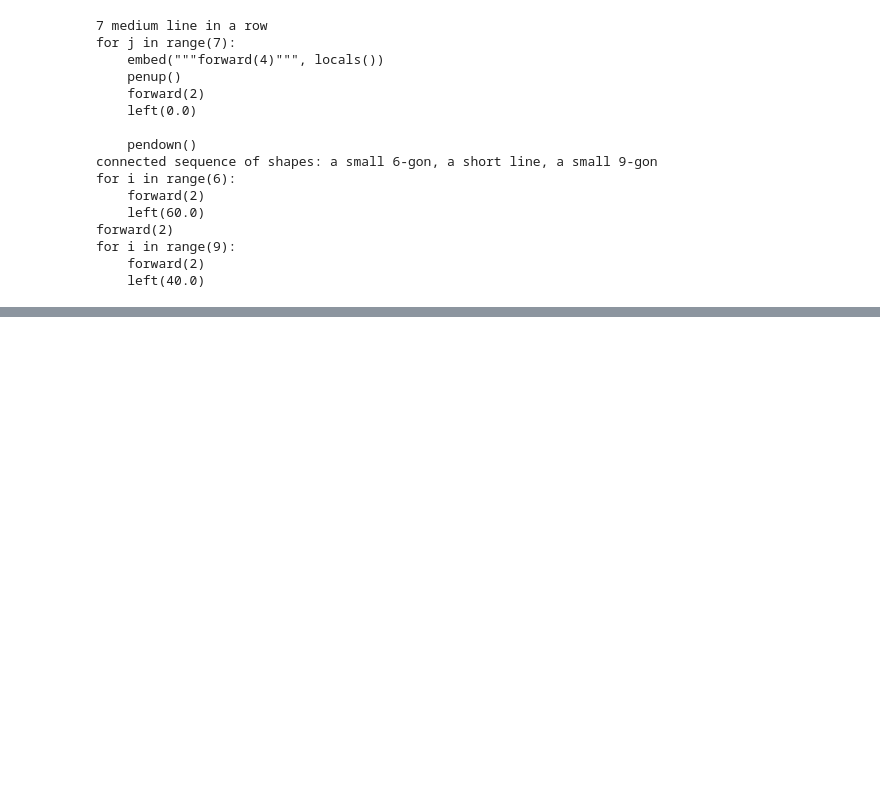
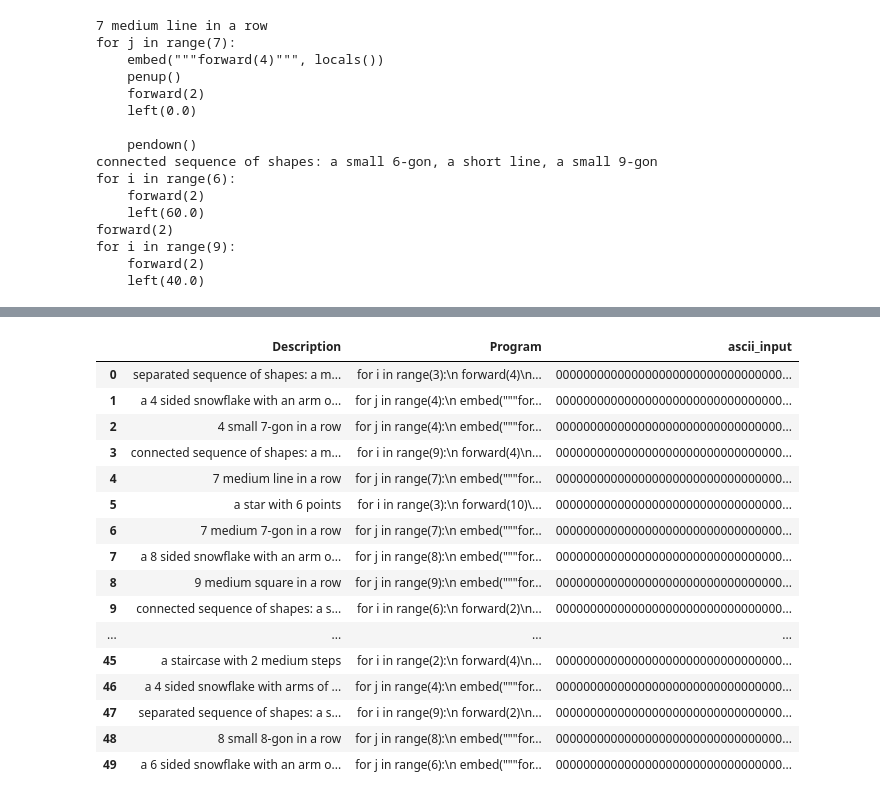
Before and after one commit to ruthchy/llm-generalization-program-synthesis, a Jupyter notebook: synthetic_data/main.ipynb, the cells around one changed output, grey strips where cells are left out. Cells and saved outputs as stored; diff of their text form; code cells hidden in the pictures; blank space fills up the shorter version.

```diff
--- a/synthetic_data/main.ipynb
+++ b/synthetic_data/main.ipynb
@@ -139,0 +145,25 @@ interpreter.process_and_save_graphics(df_all, output_dir="logo_graphic/train200_
+# %%
+# Synthetic data ASCII
+processor = ASCIIProcessor(n_blocks=35, m_blocks=35, levels=10)
+
+dir_images = "logo_graphic/synthetic_v1/"
+synthetic_data_ascii = processor.store_ascii_input(synthetic_data, dir_images)
+display(synthetic_data_ascii)
+# %% [output]
+|  | Description | Program | ascii_input |
+| 0 | separated sequence of shapes: a m... | for i in range(3):\n forward(4)\n... | 000000000000000000000000000000000... |
+| 1 | a 4 sided snowflake with an arm o... | for j in range(4):\n embed("""for... | 000000000000000000000000000000000... |
+| 2 | 4 small 7-gon in a row | for j in range(4):\n embed("""for... | 000000000000000000000000000000000... |
+| 3 | connected sequence of shapes: a m... | for i in range(9):\n forward(4)\n... | 000000000000000000000000000000000... |
+| 4 | 7 medium line in a row | for j in range(7):\n embed("""for... | 000000000000000000000000000000000... |
+| 5 | a star with 6 points | for i in range(3):\n forward(10)\... | 000000000000000000000000000000000... |
+| 6 | 7 medium 7-gon in a row | for j in range(7):\n embed("""for... | 000000000000000000000000000000000... |
+| 7 | a 8 sided snowflake with an arm o... | for j in range(8):\n embed("""for... | 000000000000000000000000000000000... |
+| 8 | 9 medium square in a row | for j in range(9):\n embed("""for... | 000000000000000000000000000000000... |
+| 9 | connected sequence of shapes: a s... | for i in range(6):\n forward(2)\n... | 000000000000000000000000000000000... |
+| ... | ... | ... | ... |
+| 45 | a staircase with 2 medium steps | for i in range(2):\n forward(4)\n... | 000000000000000000000000000000000... |
+| 46 | a 4 sided snowflake with arms of ... | for j in range(4):\n embed("""for... | 000000000000000000000000000000000... |
+| 47 | separated sequence of shapes: a s... | for i in range(9):\n forward(2)\n... | 000000000000000000000000000000000... |
+| 48 | 8 small 8-gon in a row | for j in range(8):\n embed("""for... | 000000000000000000000000000000000... |
+| 49 | a 6 sided snowflake with an arm o... | for j in range(6):\n embed("""for... | 000000000000000000000000000000000... |
```
Also changed, not shown: parts of 3 cells of this notebook, 52 other files.
